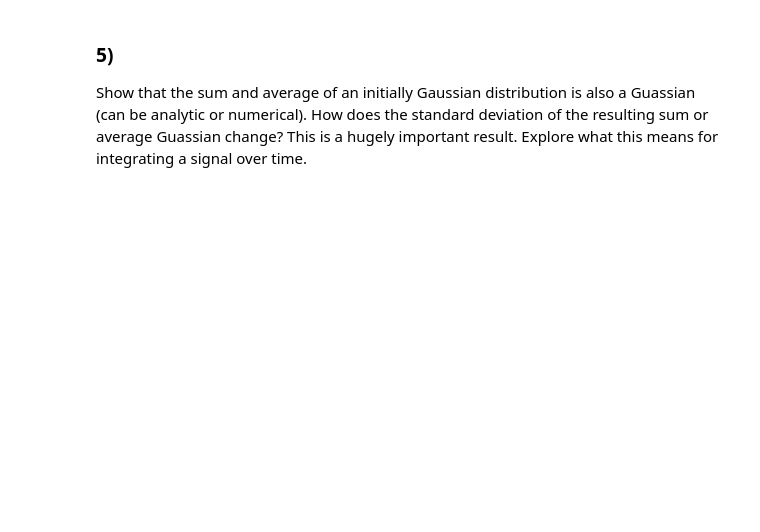
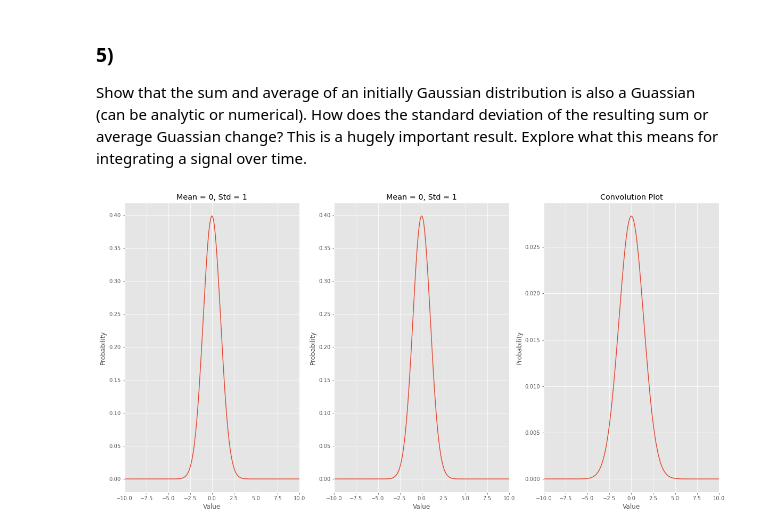
Before and after one commit to afspicciati/Phys-434, a Jupyter notebook: Homework2.ipynb, the cells around one changed output. Saved outputs shown, nothing was run; the diff lists cells and outputs as text; code cells hidden in the pictures; blank space fills up the shorter version.

```diff
--- a/Homework2.ipynb
+++ b/Homework2.ipynb
@@ -101,7 +120,40 @@ plt.step(x/10,convolution2,where='mid')
 ### 5)
 Show that the sum and average of an initially Gaussian distribution is also a Guassian (can be analytic or numerical). How does the standard deviation of the resulting sum or average Guassian change? This is a hugely important result. Explore what this means for integrating a signal over time.
 # %%
+def summing_gaussians(mean1,mean2,std1,std2,low_bound = -10, avg=False):
 
-plt.rcParams["figure.figsize"] = (15,10)
-fig, ax = plt.subplots(1, 3)
-plt.tick_params(labelsize = 10)
+    x = np.linspace(low_bound,-low_bound,200)
+    x2 = np.linspace(2*low_bound,-2*low_bound,399)
+
+    gaussian1 = stats.norm.pdf(x=x,loc=mean1, scale = std1)
+    gaussian2 = stats.norm.pdf(x=x,loc=mean2, scale = std2)
+
+    sum_gaussian = np.convolve(gaussian1,gaussian2)/99
+
+    plt.rcParams["figure.figsize"] = (20,10)
+    fig, ax = plt.subplots(1, 3)
+    plt.tick_params(labelsize = 10)
+
+    ax[0].set_title(f'Mean = {mean1}, Std = {std1}')
+    ax[1].set_title(f'Mean = {mean2}, Std = {std2}')
+    ax[2].set_title(f'Convolution Plot')
+
+    if avg:
+        x2 = x2/2
+        ax[2].set_title(f'Convolution Plot, Averaged')
+
+    plots = [gaussian1,gaussian2,sum_gaussian]
+    space = [x,x,x2]
+    for idx,val in enumerate(plots):
+        ax[idx].set_xlim(-10,10)
+        ax[idx].set_xlabel('Value',fontsize='large')
+        ax[idx].set_ylabel('Probability',fontsize='large')
+        ax[idx].plot(space[idx],val)
+
+    #ax[2].plot(x2,stats.norm.pdf(x2,0,1))
+
+    plt.show()
+# %%
+summing_gaussians(0,0,1,1)
+# %% [output]
+[figure, added]
```
Also changed, not shown: parts of 10 cells of this notebook.
